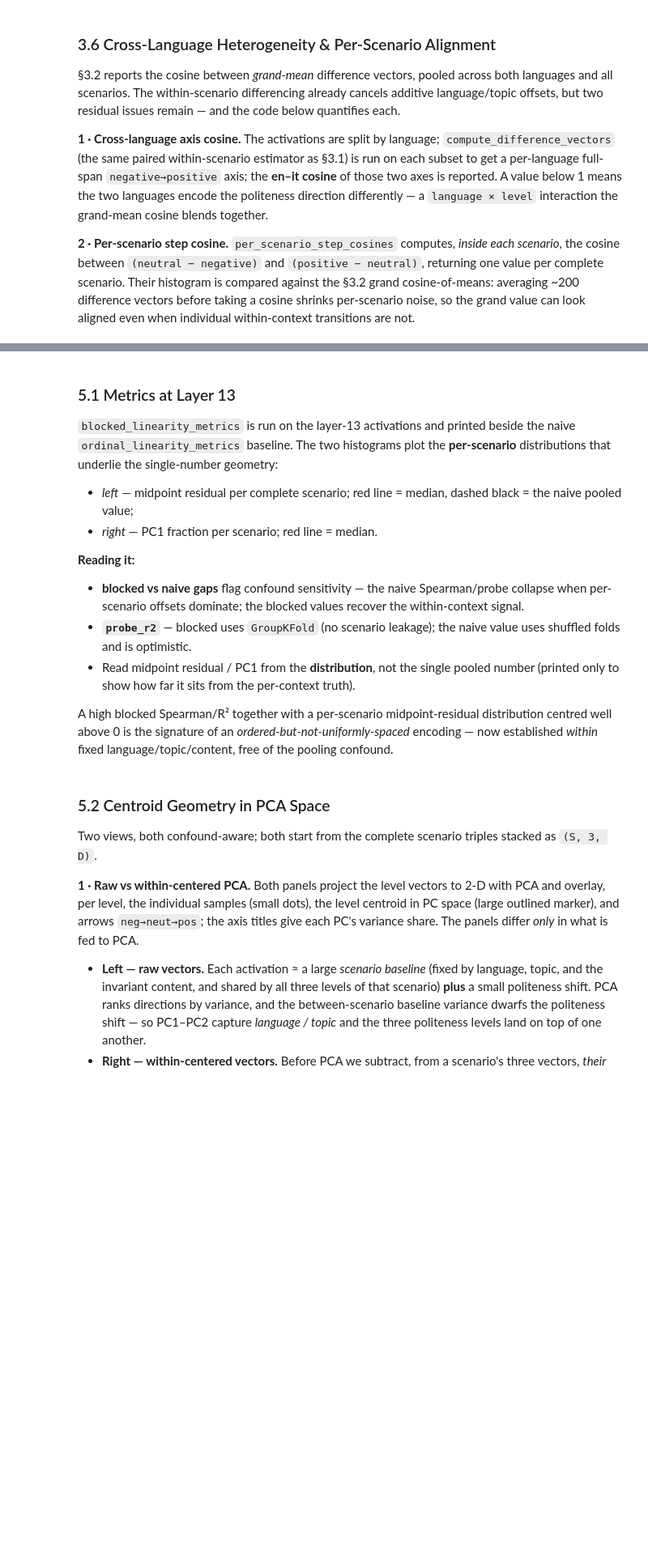
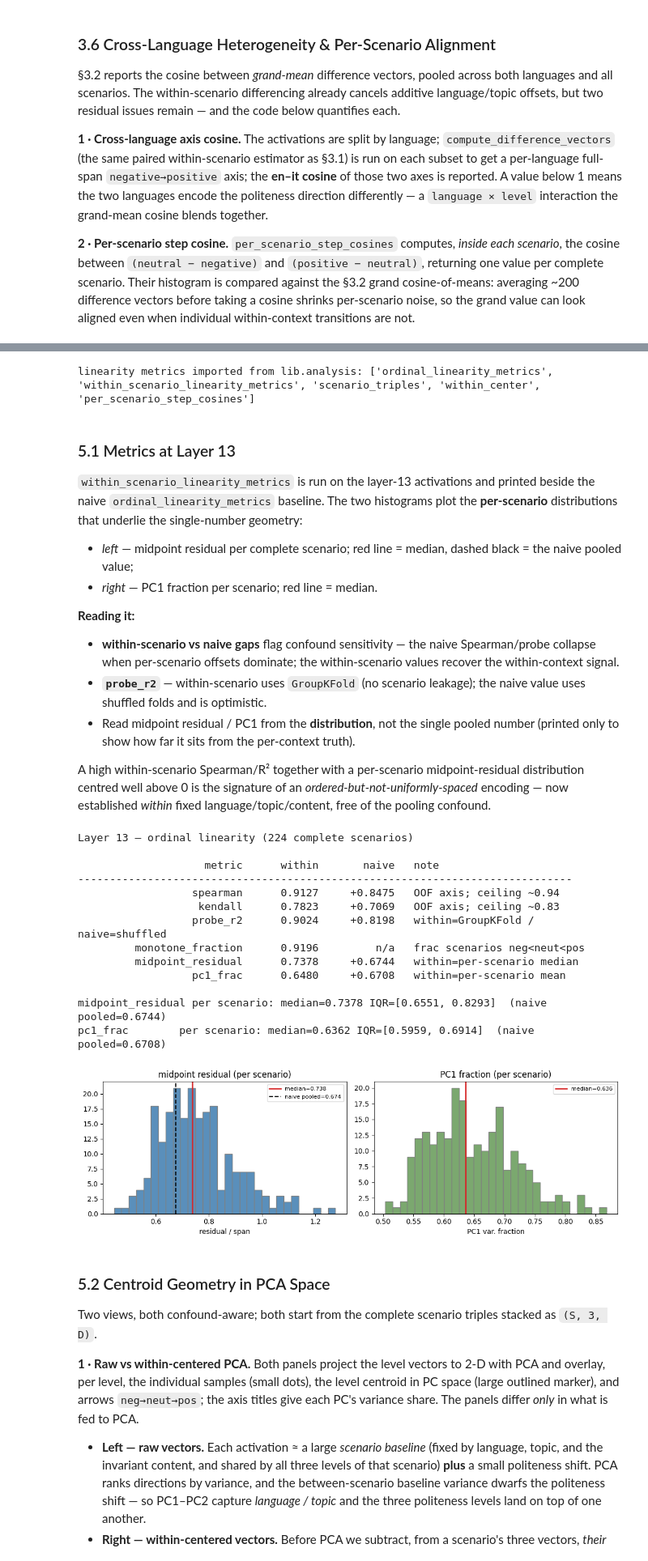
Before and after one commit to gbettineschi/llm-behaviour-intensity-representation, a Jupyter notebook: src/notebooks/003_0405_braico.ipynb, the cells around one changed output, grey strips where cells are left out. Shown at 81% size. Saved outputs shown, nothing was run; the diff lists cells and outputs as text; code cells hidden in the pictures; blank space fills up the shorter version.

```diff
--- a/src/notebooks/003_0405_braico.ipynb
+++ b/src/notebooks/003_0405_braico.ipynb
@@ -48,10 +47,11 @@ from lib.analysis import (
 | `TRAIT` | `politeness` | 3-level ordinal trait; good test case for linearity since levels have a natural order |
 | `ACCEPTED_JSONL` | `data/v2/politeness/accepted.jsonl` | Paraphrases that passed the blind intensity quality gate |
 # %%
-MODEL   = "google/gemma-2-2b"
-LAYER   = 13
-TRAIT   = "politeness"
+MODEL          = "google/gemma-2-2b"
+LAYER          = 13
+TRAIT          = "politeness"
 ACCEPTED_JSONL = Path("../../data/v2/politeness/accepted.jsonl")
+ACT_DIR        = Path("../../data/v2/activations")
 # %% [markdown]
 ### 1.2 Data Loading
 
@@ -129,6 +104,4 @@ The norm printed per entry is a quick sanity check: all vectors should have simi
 # %%
-activations = extract_activations(samples, model, tokenizer, LAYER, device)
-
-for (trait, intensity, scenario_id), vec in activations.items():
-    print(f"  ({trait}, {intensity}, {scenario_id}): shape={vec.shape}, norm={vec.norm():.2f}")
+activations = load_activations(ACT_DIR / f"layer_{LAYER}")
+print(f"Loaded {len(activations)} activation vectors from layer {LAYER}")
 # %% [output]
@@ -355,18 +289,9 @@ W_eucl = np.eye(D)
 sigma = X_all.std(axis=0)
 W_aniso = np.diag(1.0 / np.clip(sigma, 1e-8, None))
 
-# 3 - Park causal whitening: inverse-sqrt of the unembedding covariance.
-# Cov(gamma) is accumulated over the whole vocabulary in chunks to bound memory.
-U = model.get_output_embeddings().weight.detach()               # (V, D), on device
-Vsz, CHUNK = U.shape[0], 16384
-gram = torch.zeros(D, D, dtype=torch.float64)
-col_sum = torch.zeros(D, dtype=torch.float64)
-for s in range(0, Vsz, CHUNK):
-    blk = U[s:s + CHUNK].to("cpu", torch.float32)
-    gram += (blk.T @ blk).double()
-    col_sum += blk.sum(0).double()
-mean_u = col_sum / Vsz
-cov_unembed = (gram / Vsz - torch.outer(mean_u, mean_u)).numpy()
+# 3 - Park causal whitening: load pre-computed unembedding covariance
+#     (saved by 0025_extract_activations.ipynb).
+cov_unembed = torch.load(ACT_DIR / "unembed_cov.pt", weights_only=True).numpy()
 W_park = inv_sqrt_psd(cov_unembed)
 
 # 4 - Mahalanobis / LDA whitening: inverse-sqrt of the pooled within-LEVEL covariance.
@@ -401,7 +326,7 @@ SPACES = {
     "Mahalanobis / LDA":    W_lda,
     "Within-subj noise":    W_within,
 }
-print(f"hidden dim D = {D}   vocabulary V = {Vsz}   samples N = {len(acts_f64)}")
+print(f"hidden dim D = {D}   samples N = {len(acts_f64)}")
 print(f"Ledoit-Wolf shrinkage — within-level: {lw.shrinkage_:.4f}   within-scenario: {lw_within.shrinkage_:.4f}")
 for name, W in SPACES.items():
     print(f"  {name:<22} whitener ready  (Frobenius norm = {np.linalg.norm(W):.4g})")
@@ -650,65 +609,82 @@ All metrics live in `lib.analysis` (imported in §1) and are unit-tested in `tes
 # Linearity metrics live in lib.analysis (imported in §1) — single source of
 # truth, unit-tested in tests/test_analysis.py:
 #   ordinal_linearity_metrics(acts_by_level, levels)        # NAIVE pooled baseline
-#   blocked_linearity_metrics(activations, levels, trait)   # block-aware (scenario = block)
+#   within_scenario_linearity_metrics(activations, levels, trait)   # within-scenario (each scenario is its own control)
 # helpers: acts_by_level_from_dict, scenario_triples, within_center, per_scenario_step_cosines
 print("linearity metrics imported from lib.analysis:",
-      [f.__name__ for f in (ordinal_linearity_metrics, blocked_linearity_metrics,
+      [f.__name__ for f in (ordinal_linearity_metrics, within_scenario_linearity_metrics,
                             scenario_triples, within_center, per_scenario_step_cosines)])
+# %% [output]
+linearity metrics imported from lib.analysis: ['ordinal_linearity_metrics', 'within_scenario_linearity_metrics', 'scenario_triples', 'within_center', 'per_scenario_step_cosines']
 # %% [markdown]
 ### 5.1 Metrics at Layer 13
 
-`blocked_linearity_metrics` is run on the layer-13 activations and printed beside the naive `ordinal_linearity_metrics` baseline. The two histograms plot the **per-scenario** distributions that underlie the single-number geometry:
+`within_scenario_linearity_metrics` is run on the layer-13 activations and printed beside the naive `ordinal_linearity_metrics` baseline. The two histograms plot the **per-scenario** distributions that underlie the single-number geometry:
 - *left* — midpoint residual per complete scenario; red line = median, dashed black = the naive pooled value;
 - *right* — PC1 fraction per scenario; red line = median.
 
 **Reading it:**
-- **blocked vs naive gaps** flag confound sensitivity — the naive Spearman/probe collapse when per-scenario offsets dominate; the blocked values recover the within-context signal.
-- **`probe_r2`** — blocked uses `GroupKFold` (no scenario leakage); the naive value uses shuffled folds and is optimistic.
+- **within-scenario vs naive gaps** flag confound sensitivity — the naive Spearman/probe collapse when per-scenario offsets dominate; the within-scenario values recover the within-context signal.
+- **`probe_r2`** — within-scenario uses `GroupKFold` (no scenario leakage); the naive value uses shuffled folds and is optimistic.
 - Read midpoint residual / PC1 from the **distribution**, not the single pooled number (printed only to show how far it sits from the per-context truth).
 
-A high blocked Spearman/R² together with a per-scenario midpoint-residual distribution centred well above 0 is the signature of an *ordered-but-not-uniformly-spaced* encoding — now established *within* fixed language/topic/content, free of the pooling confound.
+A high within-scenario Spearman/R² together with a per-scenario midpoint-residual distribution centred well above 0 is the signature of an *ordered-but-not-uniformly-spaced* encoding — now established *within* fixed language/topic/content, free of the pooling confound.
 # %%
-# Block-aware metrics (scenario = block) + naive pooled baseline for comparison.
-m13 = blocked_linearity_metrics(activations, levels_present, trait=TRAIT)
+# Within-scenario metrics (each scenario is its own control) + naive pooled baseline for comparison.
+m13 = within_scenario_linearity_metrics(activations, levels_present, trait=TRAIT)
 naive13 = ordinal_linearity_metrics(acts_by_level_from_dict(activations, levels_present), levels_present)
 
 print(f"Layer {LAYER} — ordinal linearity ({m13['n_scenarios']} complete scenarios)\n")
-print(f"{'metric':>26}{'blocked':>12}{'naive':>12}   note")
+print(f"{'metric':>26}{'within':>12}{'naive':>12}   note")
 print("-" * 78)
 rows = [
     ("spearman",          m13["spearman"],                   naive13["spearman"],          "OOF axis; ceiling ~0.94"),
     ("kendall",           m13["kendall"],                     naive13["kendall"],           "OOF axis; ceiling ~0.83"),
-    ("probe_r2",          m13["probe_r2"],                    naive13["probe_r2"],          "blocked=GroupKFold / naive=shuffled"),
+    ("probe_r2",          m13["probe_r2"],                    naive13["probe_r2"],          "within=GroupKFold / naive=shuffled"),
     ("monotone_fraction", m13["monotone_fraction"],           float("nan"),                 "frac scenarios neg<neut<pos"),
-    ("midpoint_residual", m13["midpoint_residual_median"],    naive13["midpoint_residual"], "blocked=per-scenario median"),
-    ("pc1_frac",          m13["pc1_frac_per_scenario_mean"],  naive13["pc1_frac"],          "blocked=per-scenario mean"),
+    ("midpoint_residual", m13["midpoint_residual_median"],    naive13["midpoint_residual"], "within=per-scenario median"),
+    ("pc1_frac",          m13["pc1_frac_per_scenario_mean"],  naive13["pc1_frac"],          "within=per-scenario mean"),
 ]
 for name, b, nv, note in rows:
     ns = "     n/a" if (isinstance(nv, float) and np.isnan(nv)) else f"{nv:+.4f}"
     print(f"{name:>26}{b:>12.4f}{ns:>12}   {note}")
 
 mr = m13["midpoint_residual_per_scenario"]
 pc = m13["pc1_frac_per_scenario"]
 print(f"\nmidpoint_residual per scenario: median={np.nanmedian(mr):.4f} "
       f"IQR=[{np.nanpercentile(mr, 25):.4f}, {np.nanpercentile(mr, 75):.4f}]  "
       f"(naive pooled={naive13['midpoint_residual']:.4f})")
 print(f"pc1_frac        per scenario: median={np.median(pc):.4f} "
       f"IQR=[{np.percentile(pc, 25):.4f}, {np.percentile(pc, 75):.4f}]  "
       f"(naive pooled={naive13['pc1_frac']:.4f})")
 
 fig, axes = plt.subplots(1, 2, figsize=(11, 3.6))
 axes[0].hist(mr[~np.isnan(mr)], bins=30, color="#5A8FBB", edgecolor="gray")
 axes[0].axvline(np.nanmedian(mr), color="C3", lw=2, label=f"median={np.nanmedian(mr):.3f}")
 axes[0].axvline(naive13["midpoint_residual"], color="k", ls="--", lw=1.5,
                 label=f"naive pooled={naive13['midpoint_residual']:.3f}")
 axes[0].set_title("midpoint residual (per scenario)")
 axes[0].set_xlabel("residual / span"); axes[0].legend(fontsize=8)
 axes[1].hist(pc, bins=30, color="#7BA86F", edgecolor="gray")
 axes[1].axvline(np.median(pc), color="C3", lw=2, label=f"median={np.median(pc):.3f}")
 axes[1].set_title("PC1 fraction (per scenario)")
 axes[1].set_xlabel("PC1 var. fraction"); axes[1].legend(fontsize=8)
 plt.tight_layout(); plt.show()
+# %% [output]
+Layer 13 — ordinal linearity (224 complete scenarios)
+
+                    metric      within       naive   note
+------------------------------------------------------------------------------
+                  spearman      0.9127     +0.8475   OOF axis; ceiling ~0.94
+                   kendall      0.7823     +0.7069   OOF axis; ceiling ~0.83
+                  probe_r2      0.9024     +0.8198   within=GroupKFold / naive=shuffled
+         monotone_fraction      0.9196         n/a   frac scenarios neg<neut<pos
+         midpoint_residual      0.7378     +0.6744   within=per-scenario median
+                  pc1_frac      0.6480     +0.6708   within=per-scenario mean
+
+midpoint_residual per scenario: median=0.7378 IQR=[0.6551, 0.8293]  (naive pooled=0.6744)
+pc1_frac        per scenario: median=0.6362 IQR=[0.5959, 0.6914]  (naive pooled=0.6708)
+[figure, added]
 # %% [markdown]
 ### 5.2 Centroid Geometry in PCA Space
 
```
Also changed, not shown: parts of 20 cells of this notebook.
